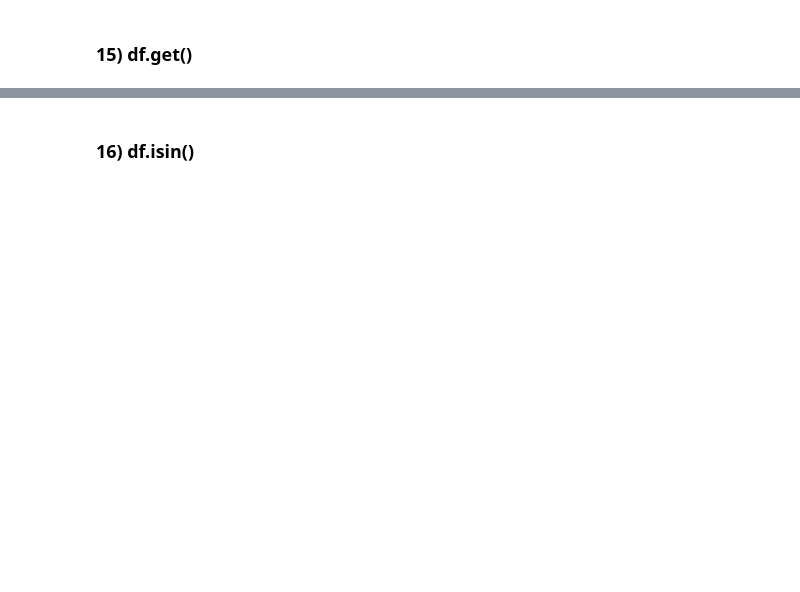
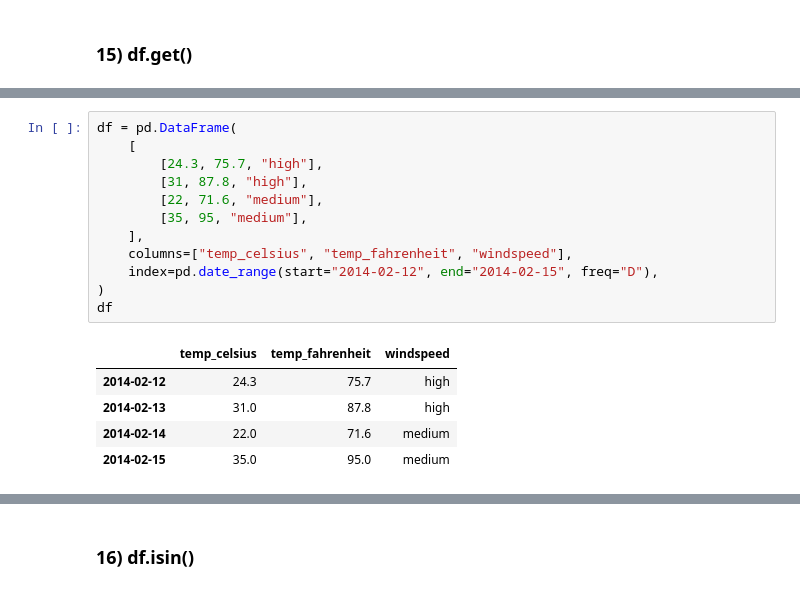
Before and after one commit to alaminbhuyan/Visualization, a Jupyter notebook: Pandas2/PANDAS 2023/Data Frame/Indexing, iteration.ipynb, the cells around one changed output, grey strips where cells are left out. Saved outputs shown, nothing was run; the diff lists cells and outputs as text; blank space fills up the shorter version.

```diff
--- a/Pandas2/PANDAS 2023/Data Frame/Indexing, iteration.ipynb
+++ b/Pandas2/PANDAS 2023/Data Frame/Indexing, iteration.ipynb
@@ -275,0 +502,18 @@ df5.iloc[1:3, 0:3]
+# %%
+df = pd.DataFrame(
+    [
+        [24.3, 75.7, "high"],
+        [31, 87.8, "high"],
+        [22, 71.6, "medium"],
+        [35, 95, "medium"],
+    ],
+    columns=["temp_celsius", "temp_fahrenheit", "windspeed"],
+    index=pd.date_range(start="2014-02-12", end="2014-02-15", freq="D"),
+)
+df
+# %% [output]
+|  | temp_celsius | temp_fahrenheit | windspeed |
+| 2014-02-12 | 24.3 | 75.7 | high |
+| 2014-02-13 | 31.0 | 87.8 | high |
+| 2014-02-14 | 22.0 | 71.6 | medium |
+| 2014-02-15 | 35.0 | 95.0 | medium |
```
Also changed, not shown: parts of 41 cells of this notebook.
